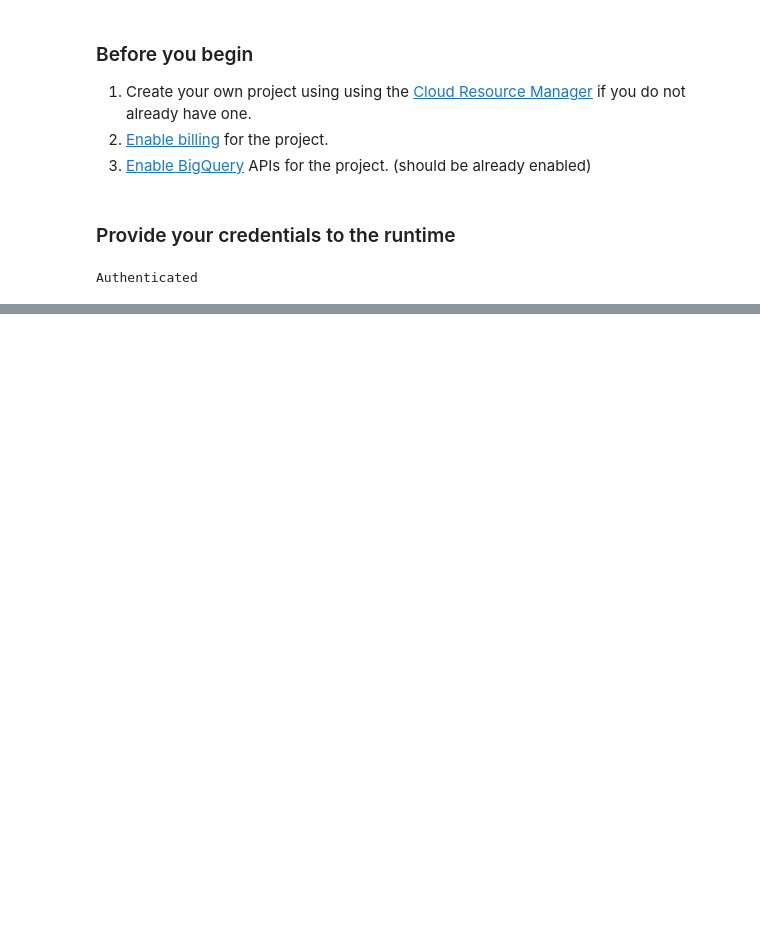
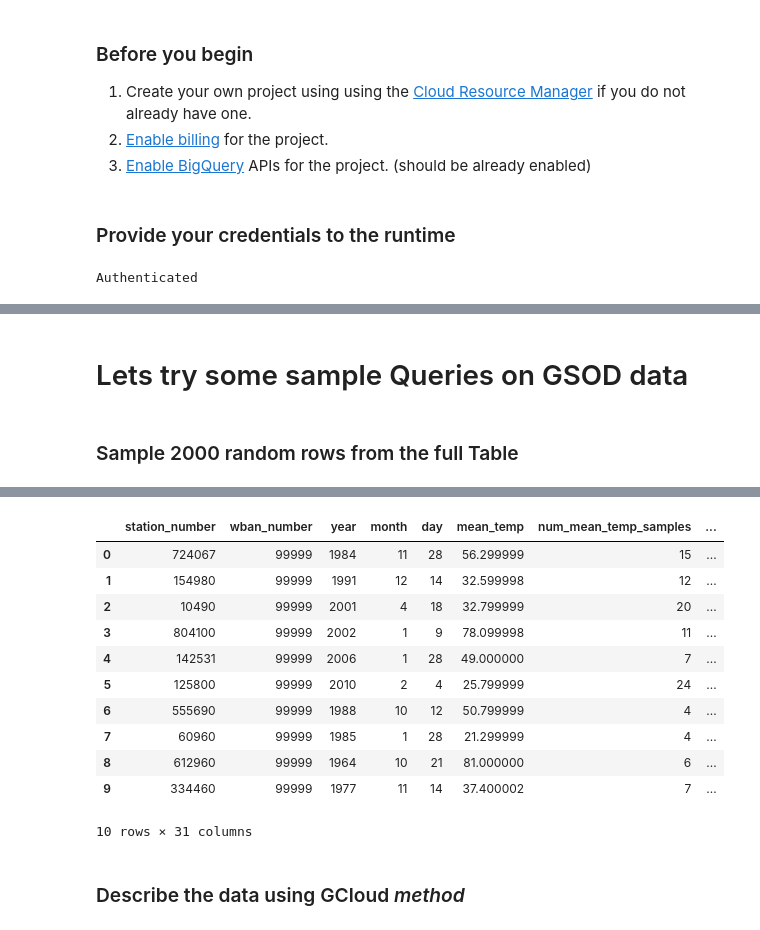
Before and after one commit to msaadsadiq/BigDataCourse, a Jupyter notebook: Assignment_1_SQL.ipynb, the cells around one changed output, grey strips where cells are left out. Saved outputs shown, nothing was run; the diff lists cells and outputs as text; code cells hidden in the pictures; blank space fills up the shorter version.

```diff
--- a/Assignment_1_SQL.ipynb
+++ b/Assignment_1_SQL.ipynb
@@ -105,0 +30,2 @@ df.sort_values('total_precipitation', ascending=False).head(10)[['station_number
+# %%
+project_id = 'ece795'
@@ -105,0 +87,28 @@ df.sort_values('total_precipitation', ascending=False).head(10)[['station_number
+# %% [markdown]
+# Lets try some sample Queries on GSOD data
+# %% [markdown]
+### Sample 2000 random rows from the full Table
+# %%
+# Using Google Cloud method
+
+from google.cloud import bigquery
+
+client = bigquery.Client(project=project_id)
+
+sample_count = 2000
+row_count = client.query('''
+  SELECT
+    COUNT(*) as total
+  FROM `bigquery-public-data.samples.gsod`''').to_dataframe().total[0]
+
+df_gc = client.query('''
+  SELECT
+    *
+  FROM
+    `bigquery-public-data.samples.gsod`
+  WHERE RAND() < %d/%d
+''' % (sample_count, row_count)).to_dataframe()
+
+# top 10 rows
+df_gc.head(10)
+# %% [output]
@@ -105,0 +116,14 @@ df.sort_values('total_precipitation', ascending=False).head(10)[['station_number
+|  | station_number | wban_number | year | month | day | mean_temp | num_mean_temp_samples | ... |
+| 0 | 724067 | 99999 | 1984 | 11 | 28 | 56.299999 | 15 | ... |
+| 1 | 154980 | 99999 | 1991 | 12 | 14 | 32.599998 | 12 | ... |
+| 2 | 10490 | 99999 | 2001 | 4 | 18 | 32.799999 | 20 | ... |
+| 3 | 804100 | 99999 | 2002 | 1 | 9 | 78.099998 | 11 | ... |
+| 4 | 142531 | 99999 | 2006 | 1 | 28 | 49.000000 | 7 | ... |
+| 5 | 125800 | 99999 | 2010 | 2 | 4 | 25.799999 | 24 | ... |
+| 6 | 555690 | 99999 | 1988 | 10 | 12 | 50.799999 | 4 | ... |
+| 7 | 60960 | 99999 | 1985 | 1 | 28 | 21.299999 | 4 | ... |
+| 8 | 612960 | 99999 | 1964 | 10 | 21 | 81.000000 | 6 | ... |
+| 9 | 334460 | 99999 | 1977 | 11 | 14 | 37.400002 | 7 | ... |
+10 rows × 31 columns
+# %% [markdown]
+### Describe the data using GCloud *method*
```
Also changed, not shown: parts of 36 cells of this notebook.
